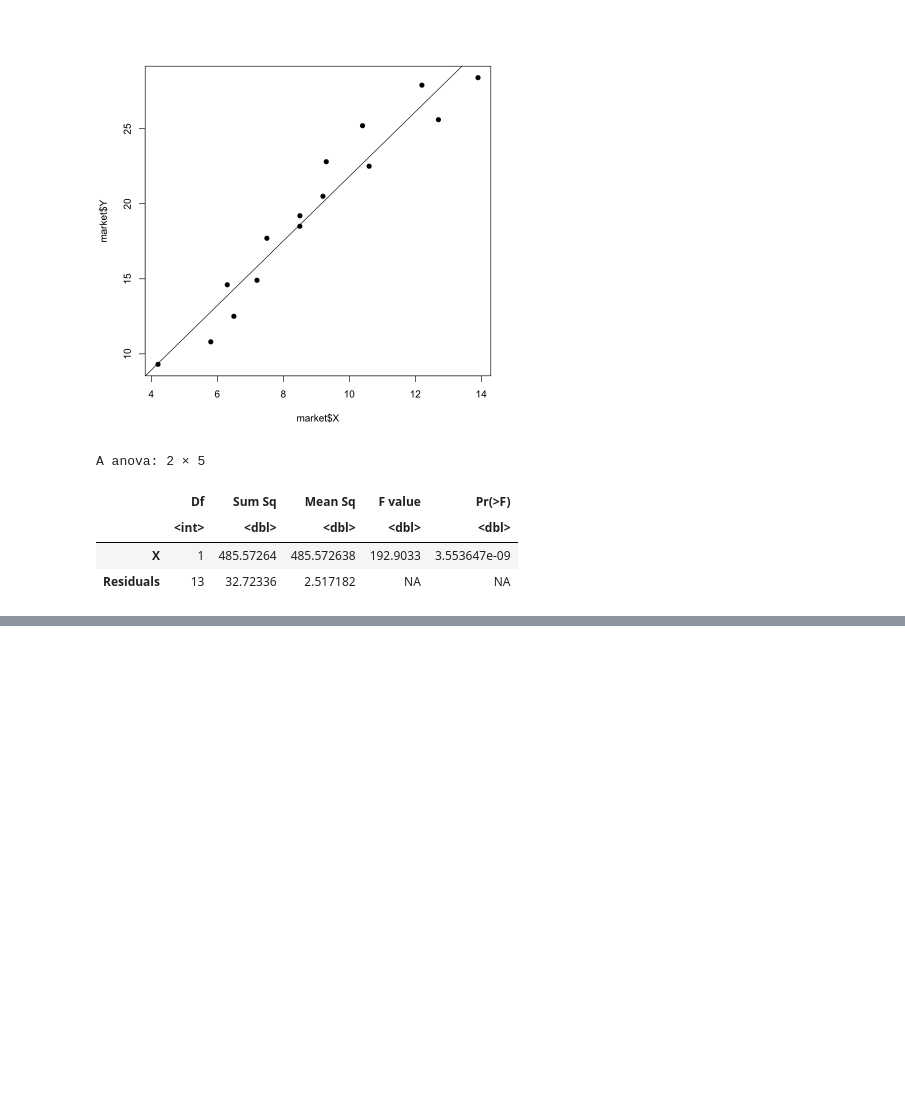
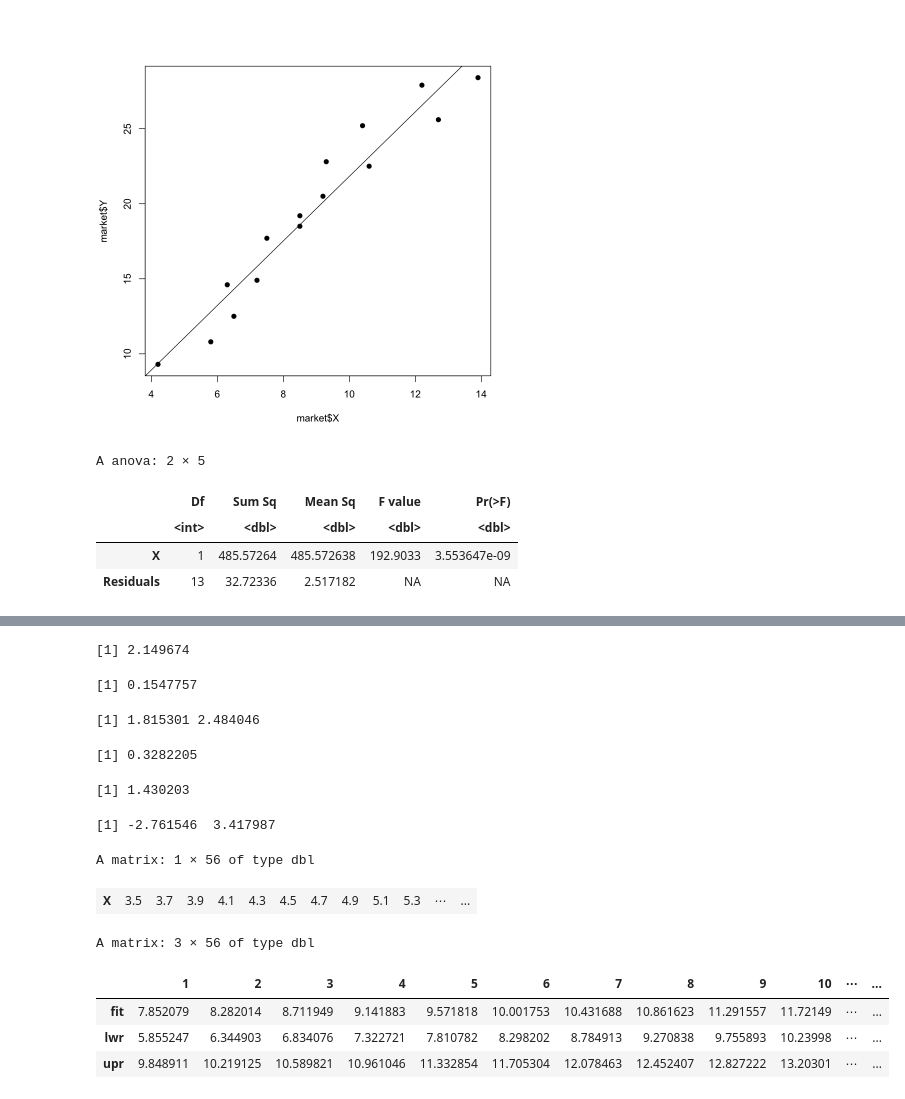
Before and after one commit to kukaro/KNOU-REGRESSION-MODEL, a Jupyter notebook: ch2/regression.ipynb, the cells around one changed output, grey strips where cells are left out. Drawn from its saved outputs; the diff is of its cells as text; code cells hidden in the pictures; blank space fills up the shorter version.

```diff
--- a/ch2/regression.ipynb
+++ b/ch2/regression.ipynb
@@ -95,0 +108,4 @@ A anova: 2 × 5
+# %%
+market.lm <- lm(Y ~ X, data=market)
+data <- summary(market.lm)
+data
@@ -95,0 +146,28 @@ A anova: 2 × 5
+# %%
+b1 <- data$coefficients[2, 1]
+b1
+std1.err <- data$coefficients[2,2]
+std1.err
+# %% [output]
+[1] 2.149674
+[1] 0.1547757
+# %%
+# b1(기울기)의 신뢰구간
+b1.confidence.interval <- c(b1 - q.val * std1.err, b1 + q.val * std1.err)
+b1.confidence.interval
+# %% [output]
+[1] 1.815301 2.484046
+# %%
+b0 <- data$coefficients[1, 1]
+b0
+std0.err <- data$coefficients[1,2]
+std0.err
+# %% [output]
+[1] 0.3282205
+[1] 1.430203
+# %%
+# b0(절편)의 신뢰구간
+b0.confidence.interval <- c(b0 - q.val * std0.err, b0 + q.val * std0.err)
+b0.confidence.interval
+# %% [output]
+[1] -2.761546  3.417987
@@ -95,0 +176,14 @@ A anova: 2 × 5
+# %%
+t(pred.frame)
+# %% [output]
+A matrix: 1 × 56 of type dbl
+| X | 3.5 | 3.7 | 3.9 | 4.1 | 4.3 | 4.5 | 4.7 | 4.9 | 5.1 | 5.3 | ⋯ | ... |
+# %%
+pc <- predict(market.lm, int='c', newdata=pred.frame)
+t(pc)
+# %% [output]
+A matrix: 3 × 56 of type dbl
+|  | 1 | 2 | 3 | 4 | 5 | 6 | 7 | 8 | 9 | 10 | ⋯ | ... |
+| fit | 7.852079 | 8.282014 | 8.711949 | 9.141883 | 9.571818 | 10.001753 | 10.431688 | 10.861623 | 11.291557 | 11.72149 | ⋯ | ... |
+| lwr | 5.855247 | 6.344903 | 6.834076 | 7.322721 | 7.810782 | 8.298202 | 8.784913 | 9.270838 | 9.755893 | 10.23998 | ⋯ | ... |
+| upr | 9.848911 | 10.219125 | 10.589821 | 10.961046 | 11.332854 | 11.705304 | 12.078463 | 12.452407 | 12.827222 | 13.20301 | ⋯ | ... |
```
Also changed, not shown: parts of 10 cells of this notebook, 2 other files.
